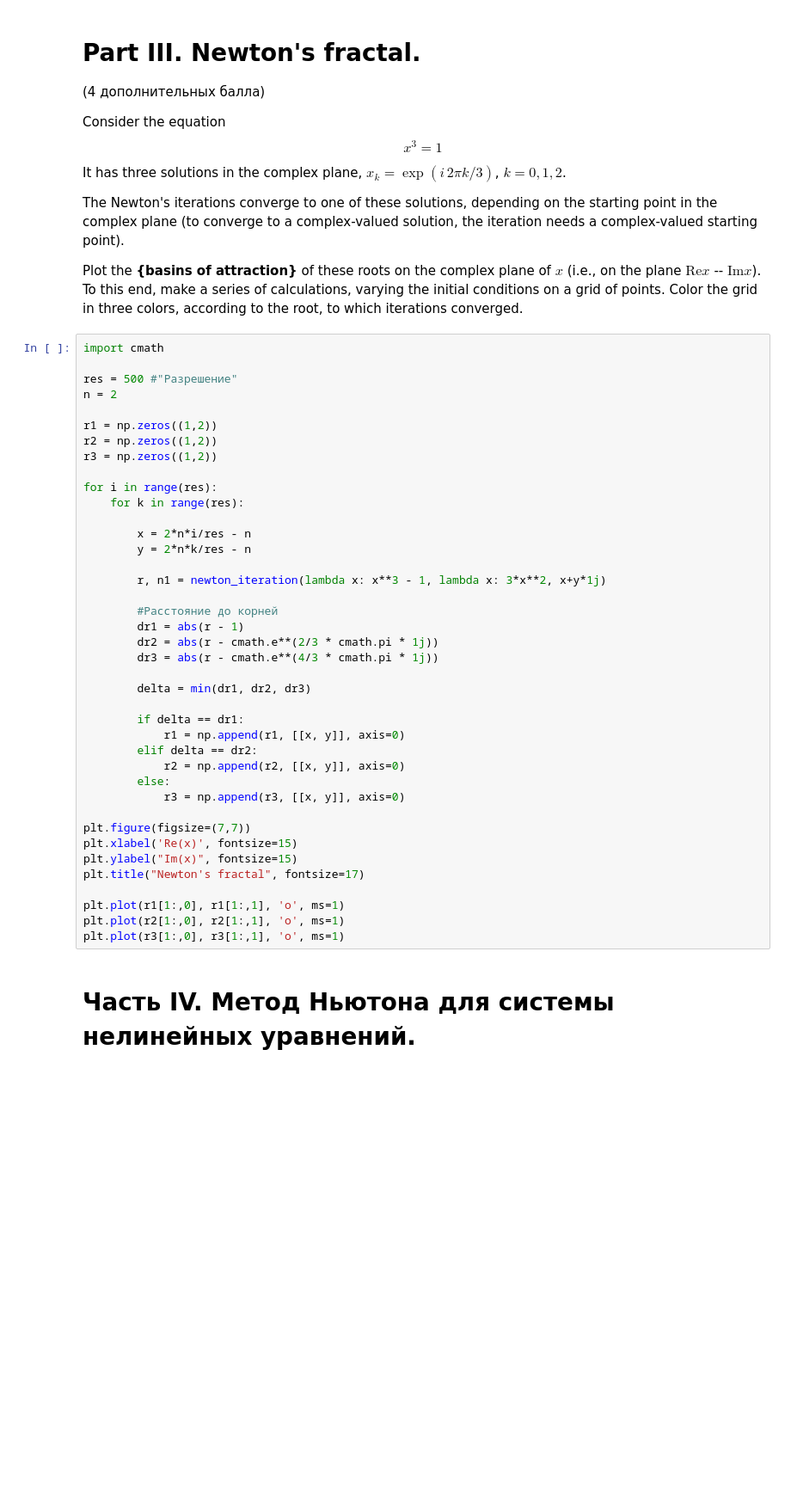
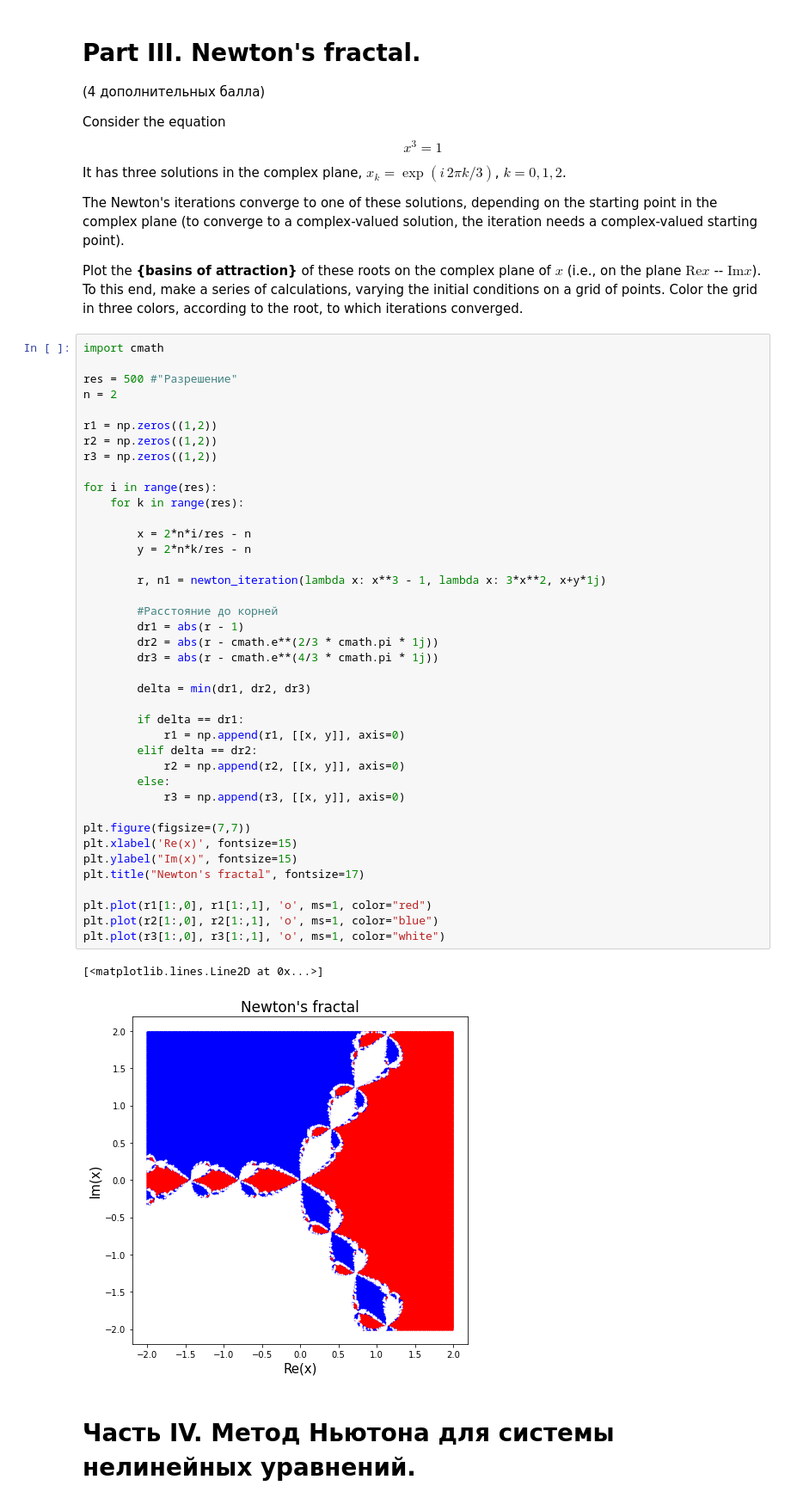
Before and after one commit to tttonyalpha/hse_comp_phys_2022, a Jupyter notebook: newton_iter.ipynb, the cells around one changed output. Shown: that part at 86% size. Saved outputs shown, nothing was run; the diff lists cells and outputs as text; blank space fills up the shorter version.

```diff
--- a/newton_iter.ipynb
+++ b/newton_iter.ipynb
@@ -182,36 +182,39 @@ r1 = np.zeros((1,2))
 r2 = np.zeros((1,2))
 r3 = np.zeros((1,2))
 
 for i in range(res):
     for k in range(res):
 
         x = 2*n*i/res - n
         y = 2*n*k/res - n
 
         r, n1 = newton_iteration(lambda x: x**3 - 1, lambda x: 3*x**2, x+y*1j)
 
         #Расстояние до корней
         dr1 = abs(r - 1)
         dr2 = abs(r - cmath.e**(2/3 * cmath.pi * 1j))
         dr3 = abs(r - cmath.e**(4/3 * cmath.pi * 1j))
 
         delta = min(dr1, dr2, dr3)
 
         if delta == dr1:
             r1 = np.append(r1, [[x, y]], axis=0)
         elif delta == dr2:
             r2 = np.append(r2, [[x, y]], axis=0)
         else:
             r3 = np.append(r3, [[x, y]], axis=0)
 
 plt.figure(figsize=(7,7))
 plt.xlabel('Re(x)', fontsize=15)
 plt.ylabel("Im(x)", fontsize=15)
 plt.title("Newton's fractal", fontsize=17)
 
-plt.plot(r1[1:,0], r1[1:,1], 'o', ms=1)
-plt.plot(r2[1:,0], r2[1:,1], 'o', ms=1)
-plt.plot(r3[1:,0], r3[1:,1], 'o', ms=1)
+plt.plot(r1[1:,0], r1[1:,1], 'o', ms=1, color="red")
+plt.plot(r2[1:,0], r2[1:,1], 'o', ms=1, color="blue")
+plt.plot(r3[1:,0], r3[1:,1], 'o', ms=1, color="white")
+# %% [output]
+[<matplotlib.lines.Line2D at 0x...>]
+[figure, added]
 # %% [markdown]
 # Часть IV. Метод Ньютона для системы нелинейных уравнений.
 # %% [markdown]
```
Also changed, not shown: parts of 2 cells of this notebook, 1 other file.
